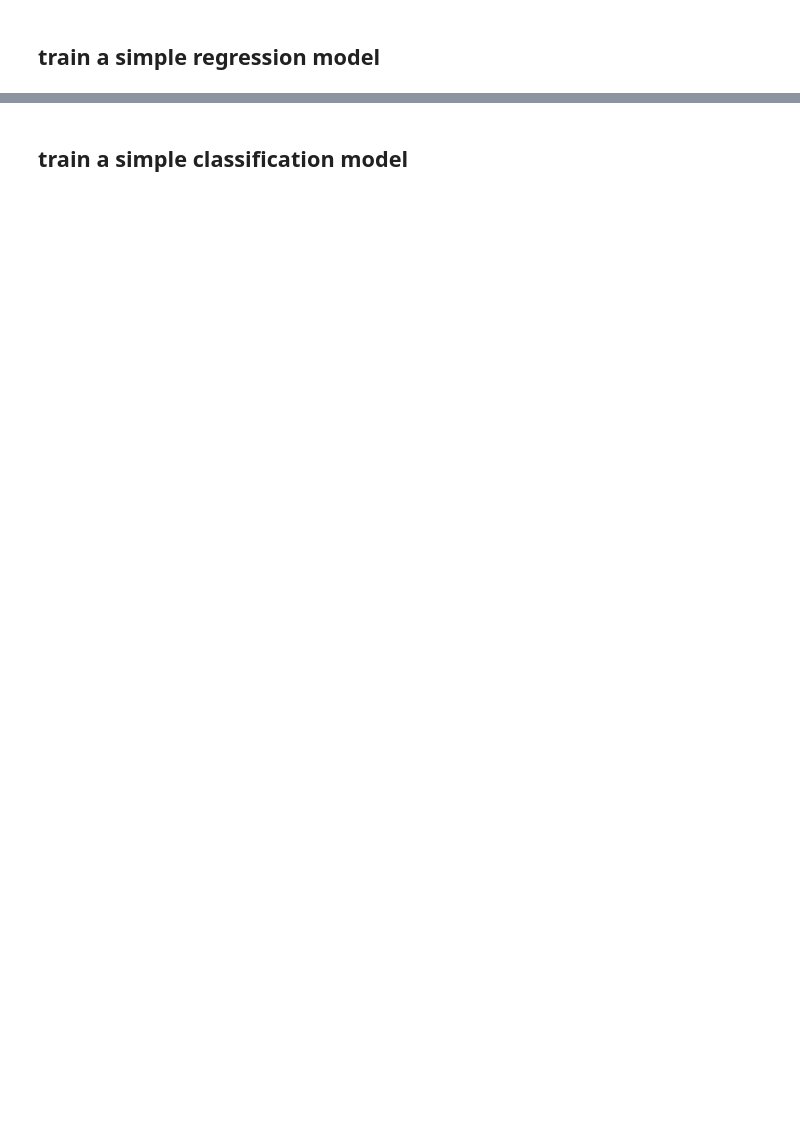
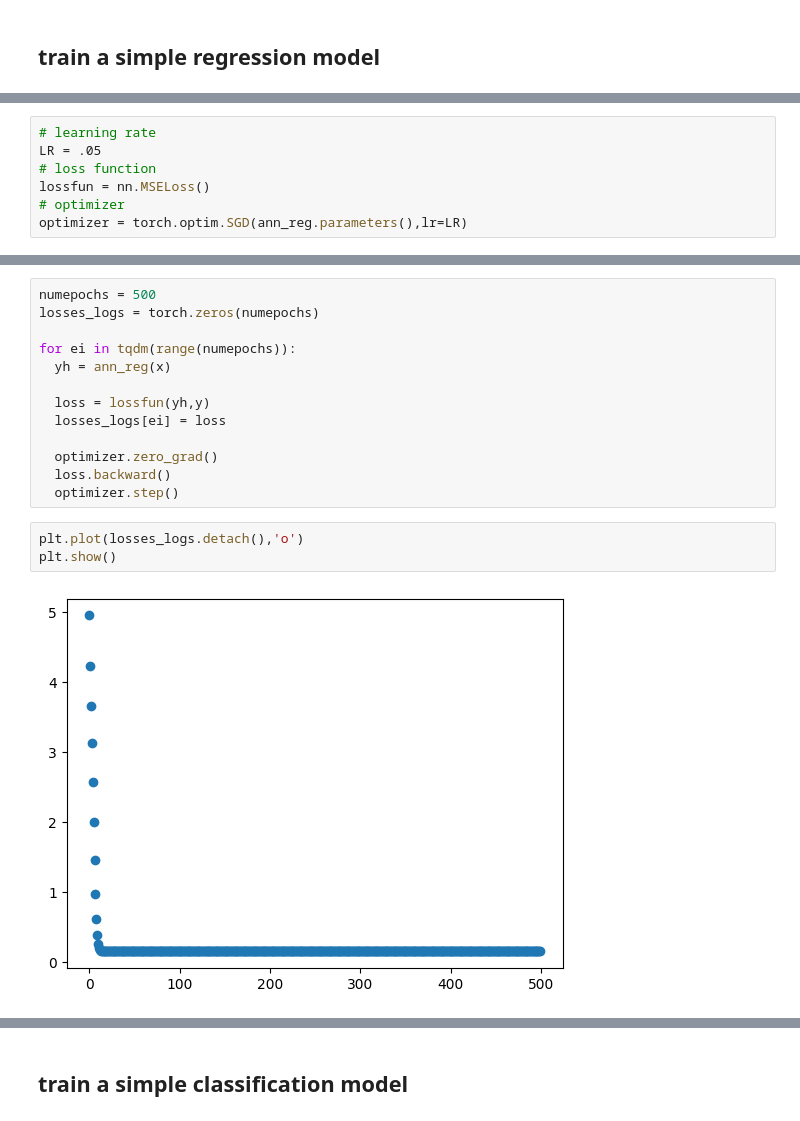
Before and after one commit to AmirHossein81Gholami/DRL_course, a Jupyter notebook: notebooks/DRL_Notebook.ipynb, the cells around one changed output, grey strips where cells are left out. Saved outputs shown, nothing was run; the diff lists cells and outputs as text; blank space fills up the shorter version.

```diff
--- a/notebooks/DRL_Notebook.ipynb
+++ b/notebooks/DRL_Notebook.ipynb
@@ -939,0 +1229,7 @@ print(f"Resuming from epoch {checkpoint['epoch']} with loss {checkpoint['loss']}
+# %%
+# learning rate
+LR = .05
+# loss function
+lossfun = nn.MSELoss()
+# optimizer
+optimizer = torch.optim.SGD(ann_reg.parameters(),lr=LR)
@@ -939,0 +1238,18 @@ print(f"Resuming from epoch {checkpoint['epoch']} with loss {checkpoint['loss']}
+# %%
+numepochs = 500
+losses_logs = torch.zeros(numepochs)
+
+for ei in tqdm(range(numepochs)):
+  yh = ann_reg(x)
+
+  loss = lossfun(yh,y)
+  losses_logs[ei] = loss
+
+  optimizer.zero_grad()
+  loss.backward()
+  optimizer.step()
+# %%
+plt.plot(losses_logs.detach(),'o')
+plt.show()
+# %% [output]
+[figure, added]
```
Also changed, not shown: parts of 82 cells of this notebook.
